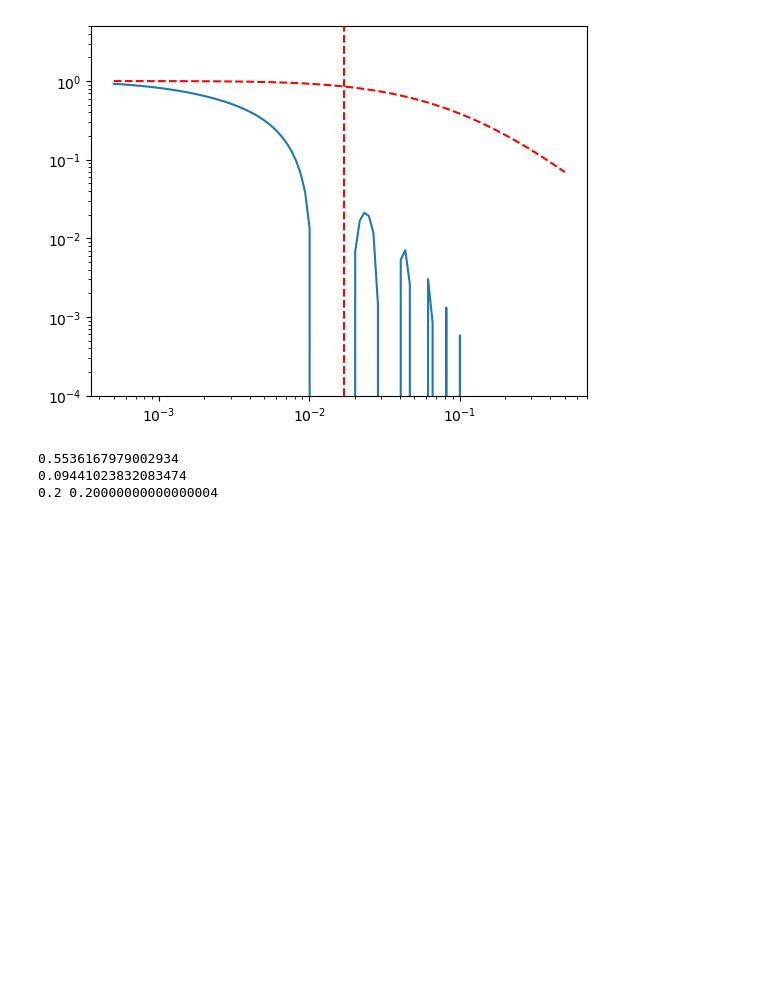
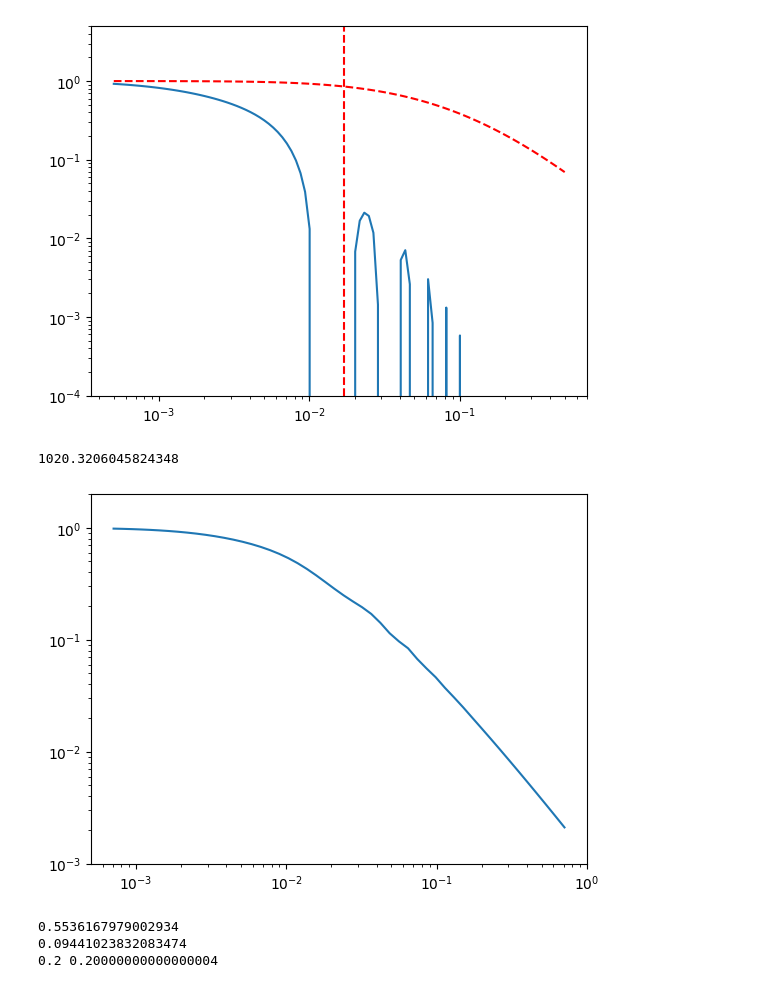
Before and after one commit to john1256/KASI_Ms, a Jupyter notebook: 2025/Field_research_2/Powerspec.ipynb, the cells around one changed output. Drawn from its saved outputs; the diff is of its cells as text; code cells hidden in the pictures; blank space fills up the shorter version.

```diff
--- a/2025/Field_research_2/Powerspec.ipynb
+++ b/2025/Field_research_2/Powerspec.ipynb
@@ -113,6 +113,27 @@ plt.ylim(1e-4,5)
 plt.show()
 # %% [output]
 [figure]
+# %%
+om0h2 = 0.13348568
+ombh2 = 0.02258368
+omch2 = om0h2 - ombh2
+
+pars2 =  EisensteinHu(ombh2=ombh2, omch2=omch2, h=0.71, TCMB=2.725)
+print(pars2.zdrag)
+karr = np.logspace(-3,0,50)
+p= pars2.Transfer_function(karr)
+loc = pars2.oscillation()
+q = pars2.Transfer_function_eff(karr)
+plt.plot(karr*pars2.h, p)
+#plt.plot(karr*pars2.h, q, linestyle='--', color='red')
+#plt.axvline(loc*pars2.h, color='r', linestyle='--', label=f'First Peak at k={loc:.3f} Mpc$^{{-1}}$')
+plt.xscale('log')
+plt.yscale('log')
+plt.ylim(1e-3,2)
+plt.show()
+# %% [output]
+1020.3206045824348
+[figure, added]
 # %%
 print(pars.alpha_c*(om0h2-ombh2)/om0h2)
 print(pars.alpha_b*ombh2/om0h2)
```
Also changed, not shown: parts of 1 cell of this notebook.
